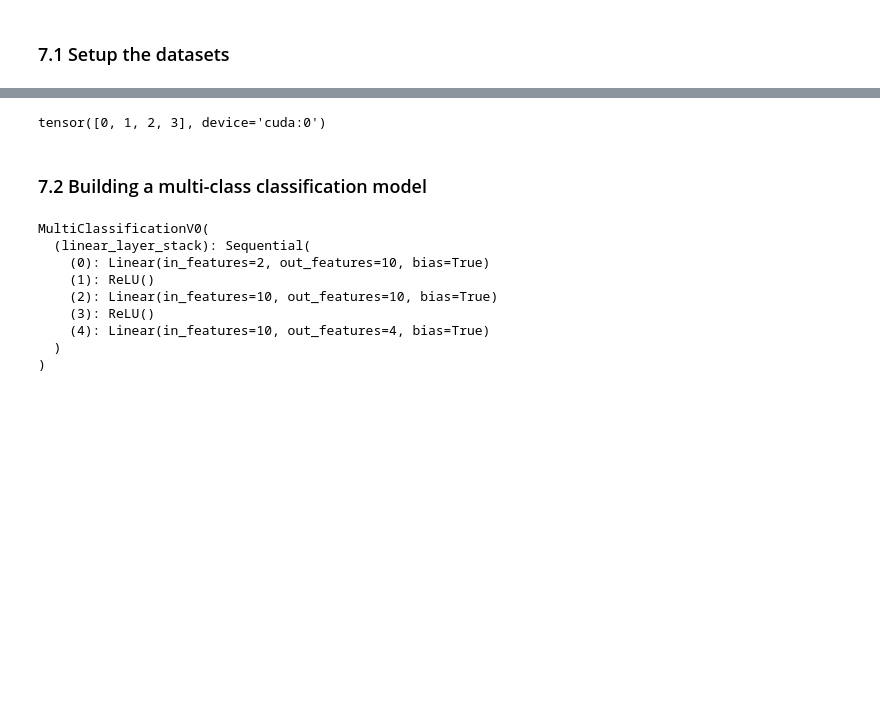
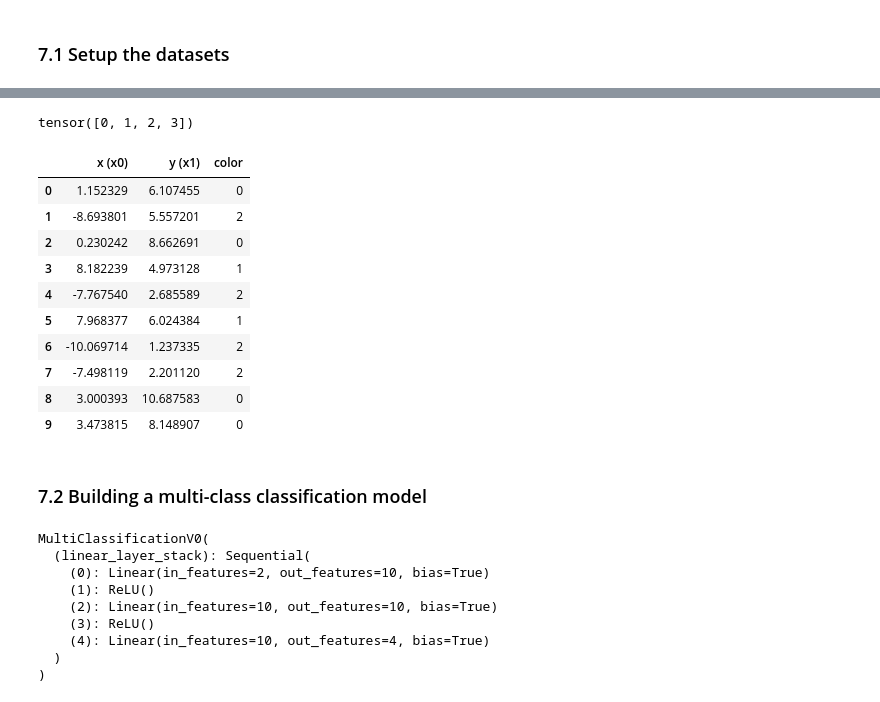
Before and after one commit to devdezzies/deep-learning-with-pytorch, a Jupyter notebook: materials/02_pytorch_classification.ipynb, the cells around one changed output, grey strips where cells are left out. Saved outputs shown, nothing was run; the diff lists cells and outputs as text; code cells hidden in the pictures; blank space fills up the shorter version.

```diff
--- a/materials/02_pytorch_classification.ipynb
+++ b/materials/02_pytorch_classification.ipynb
@@ -713,7 +714,23 @@ plt.scatter(x=X_blob[:, 0], y=X_blob[:, 1], c=y_blob, cmap=plt.cm.RdYlBu)
 # %%
-torch.unique(y_train) # there are four different classes
+torch.unique(y_blob) # there are four different classes
 # %% [output]
-tensor([0, 1, 2, 3], device='cuda:0')
+tensor([0, 1, 2, 3])
+# %%
+pd.DataFrame({"x (x0)": X_blob[:, 0][:10],
+              "y (x1)": X_blob[:, 1][:10],
+              "color": y_blob[:10]})
+# %% [output]
+|  | x (x0) | y (x1) | color |
+| 0 | 1.152329 | 6.107455 | 0 |
+| 1 | -8.693801 | 5.557201 | 2 |
+| 2 | 0.230242 | 8.662691 | 0 |
+| 3 | 8.182239 | 4.973128 | 1 |
+| 4 | -7.767540 | 2.685589 | 2 |
+| 5 | 7.968377 | 6.024384 | 1 |
+| 6 | -10.069714 | 1.237335 | 2 |
+| 7 | -7.498119 | 2.201120 | 2 |
+| 8 | 3.000393 | 10.687583 | 0 |
+| 9 | 3.473815 | 8.148907 | 0 |
 # %% [markdown]
 ### 7.2 Building a multi-class classification model
 # %%
```
Also changed, not shown: parts of 26 cells of this notebook.
